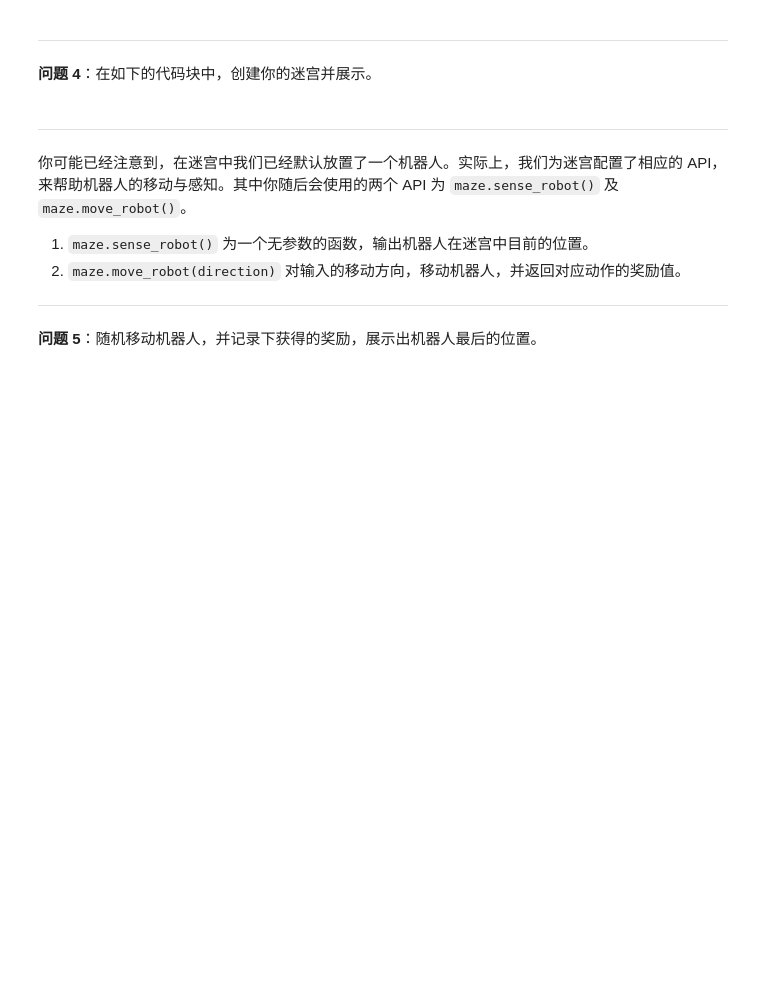
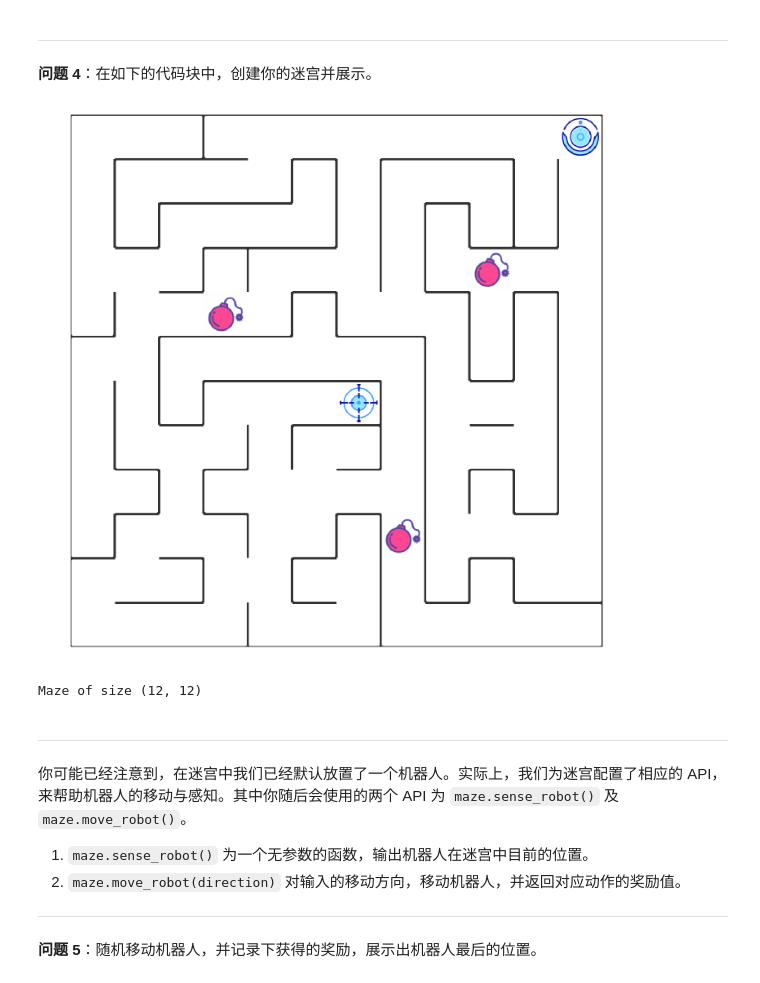
Before and after one commit to yiikai/MLND_CN_P5_Reinforcement_Learning, a Jupyter notebook: robot_maze.ipynb, the cells around one changed output. Drawn from its saved outputs; the diff is of its cells as text; code cells hidden in the pictures; blank space fills up the shorter version.

```diff
--- a/robot_maze.ipynb
+++ b/robot_maze.ipynb
@@ -155,9 +155,14 @@ def choose_action(epsilon):
 # %%
 from Maze import Maze
 %matplotlib inline
 %config InlineBackend.figure_format = 'retina'
 
 ## todo: 创建迷宫并展示
+g = Maze(maze_size=(12,12),trap_number=3)
+g
+# %% [output]
+[figure, added]
+Maze of size (12, 12)
 # %% [markdown]
 ---
 
```
Also changed, not shown: parts of 3 cells of this notebook, 2 other files.
